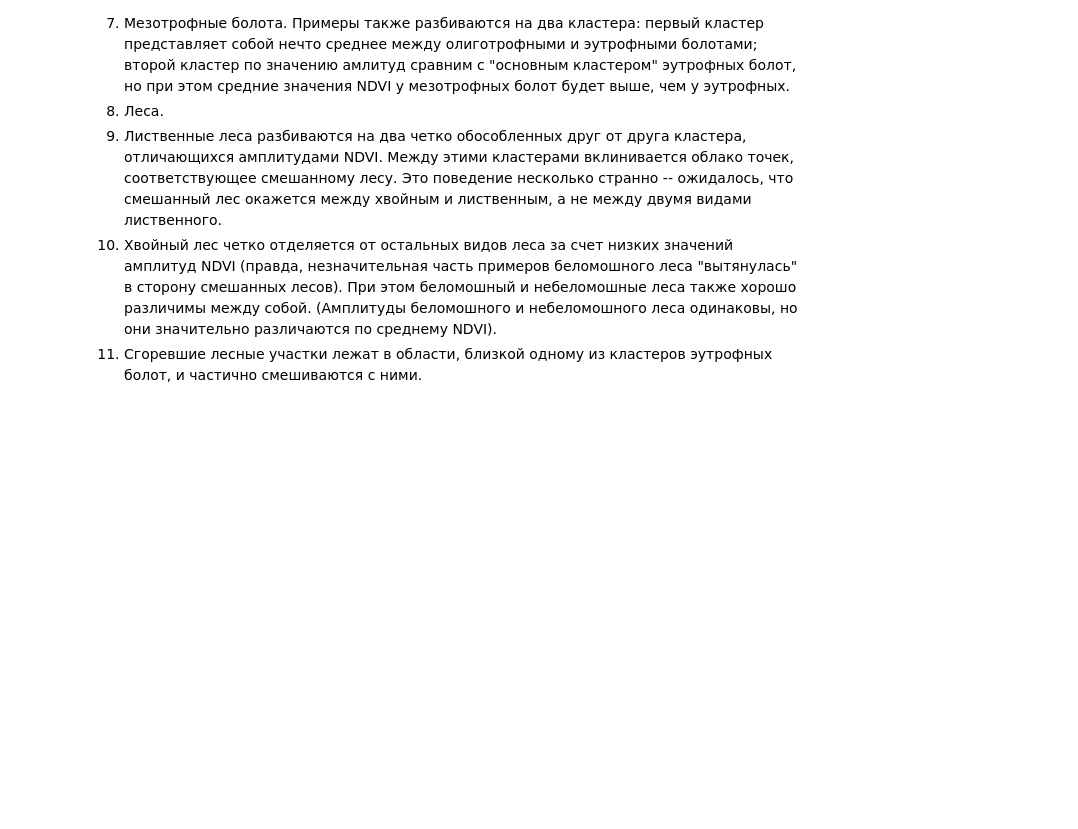
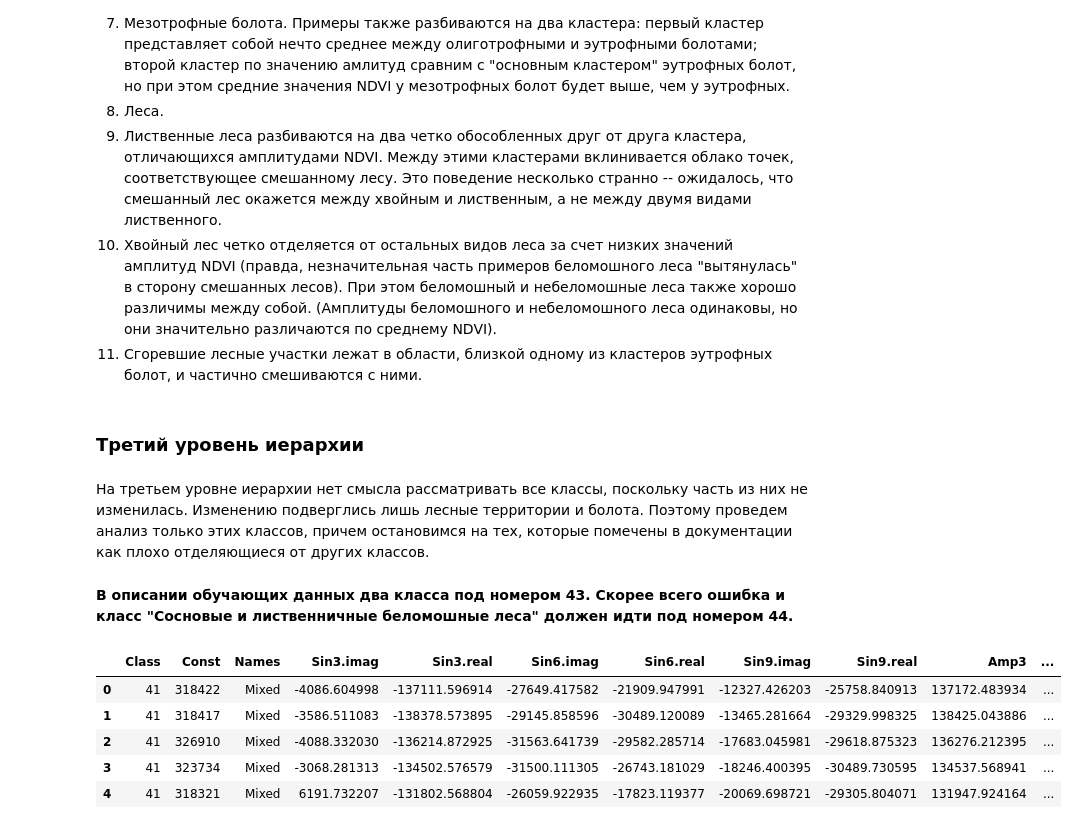
Before and after one commit to KolesovDmitry/remote_sensing, a Jupyter notebook: FFT_NDVI_Segmentation_GRASS.ipynb, the cells around one changed output. Drawn from its saved outputs; the diff is of its cells as text; code cells hidden in the pictures; blank space fills up the shorter version.

Commit message:
Разведочный анализ по третьему уровню иерархии классов (пребразование Фурье рядов NDVI)

```diff
--- a/FFT_NDVI_Segmentation_GRASS.ipynb
+++ b/FFT_NDVI_Segmentation_GRASS.ipynb
@@ -705,3 +686,55 @@ plt.show()
   1. Лиственные леса разбиваются на два четко обособленных друг от друга кластера, отличающихся амплитудами NDVI. Между этими кластерами вклинивается облако точек, соответствующее смешанному лесу. Это поведение несколько странно -- ожидалось, что смешанный лес окажется между хвойным и лиственным, а не между двумя видами лиственного.
   2. Хвойный лес четко отделяется от остальных видов леса за счет низких значений амплитуд NDVI (правда, незначительная часть примеров беломошного леса "вытянулась" в сторону смешанных лесов). При этом беломошный и небеломошные леса также хорошо различимы между собой. (Амплитуды беломошного и небеломошного леса одинаковы, но они значительно различаются по среднему NDVI).
   3. Сгоревшие лесные участки лежат в области, близкой одному из кластеров эутрофных болот, и частично смешиваются с ними.
+# %% [markdown]
+### Третий уровень иерархии
+# %% [markdown]
+На третьем уровне иерархии нет смысла рассматривать все классы, поскольку часть из них не изменилась. Изменению подверглись лишь лесные территории и болота. Поэтому проведем анализ только этих классов, причем остановимся на тех, которые помечены в документации как плохо отделяющиеся от других классов.
+# %% [markdown]
+**В описании обучающих данных два класса под номером 43. Скорее всего ошибка и класс "Сосновые и лиственничные беломошные леса" должен идти под номером 44.**
+# %%
+labels = {
+    10: 'Ridge-hollow',
+    11: 'Ryam',
+    12: 'Plain-hillock',
+    13: 'Ridge-lake',
+    20: 'Shift-sphagnum',
+    21: 'Sedge marshes',
+    22: 'Hasyrei',
+    31: 'Herb-rich',
+    30: 'Sogra',
+    40: 'Hardwood',
+    41: 'Mixed',
+    42: 'Dark coniferous',
+    43: 'Pine-shrub-moss',
+    44: 'Pine and larch wh-moss', # Проверить номер класса
+    45: 'Burned'
+}
+
+train3 = grass.garray.array()
+train3.read('train3')
+cats = pd.Series([labels[cat] if cat in labels else '-' for cat in train3[rows1, cols1]], dtype="category")
+df3 = pd.DataFrame({'Class': train3[rows1, cols1],
+                       'Names': cats,
+                       'Const': coefs1[rows1, cols1, 1].real,
+                       'Sin3.imag': coefs1[rows1, cols1, 0].imag,
+                       'Sin3.real': coefs1[rows1, cols1, 0].real,
+                       'Sin9.imag': coefs1[rows1, cols1, 2].imag,
+                       'Sin9.real': coefs1[rows1, cols1, 2].real,
+                       'Sin6.imag': coefs1[rows1, cols1, 3].imag,
+                       'Sin6.real': coefs1[rows1, cols1, 3].real,
+                       })
+
+df3 = df3[df3['Names'] != '-']
+
+df3['Amp3'] = sqrt(df3['Sin3.imag']**2 + df3['Sin3.real']**2)
+df3['Amp9'] = sqrt(df3['Sin9.imag']**2 + df3['Sin9.real']**2)
+df3['Amp6'] = sqrt(df3['Sin6.imag']**2 + df3['Sin6.real']**2)
+df3.head()
+# %% [output]
+|  | Class | Const | Names | Sin3.imag | Sin3.real | Sin6.imag | Sin6.real | Sin9.imag | Sin9.real | Amp3 | ... |
+| 0 | 41 | 318422 | Mixed | -4086.604998 | -137111.596914 | -27649.417582 | -21909.947991 | -12327.426203 | -25758.840913 | 137172.483934 | ... |
+| 1 | 41 | 318417 | Mixed | -3586.511083 | -138378.573895 | -29145.858596 | -30489.120089 | -13465.281664 | -29329.998325 | 138425.043886 | ... |
+| 2 | 41 | 326910 | Mixed | -4088.332030 | -136214.872925 | -31563.641739 | -29582.285714 | -17683.045981 | -29618.875323 | 136276.212395 | ... |
+| 3 | 41 | 323734 | Mixed | -3068.281313 | -134502.576579 | -31500.111305 | -26743.181029 | -18246.400395 | -30489.730595 | 134537.568941 | ... |
+| 4 | 41 | 318321 | Mixed | 6191.732207 | -131802.568804 | -26059.922935 | -17823.119377 | -20069.698721 | -29305.804071 | 131947.924164 | ... |
```
Also changed, not shown: parts of 4 cells of this notebook.
